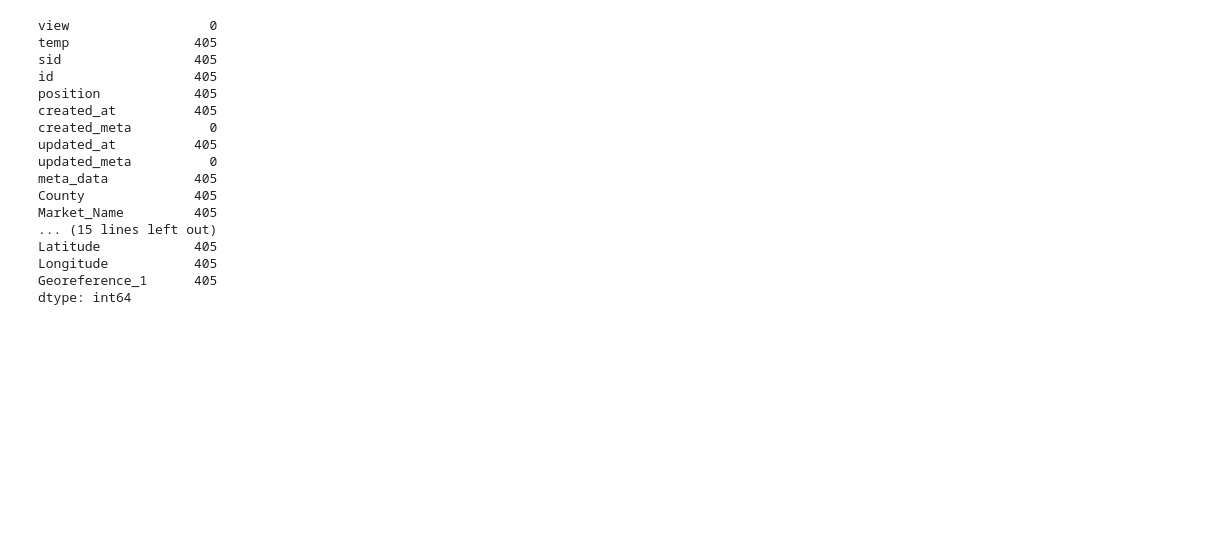
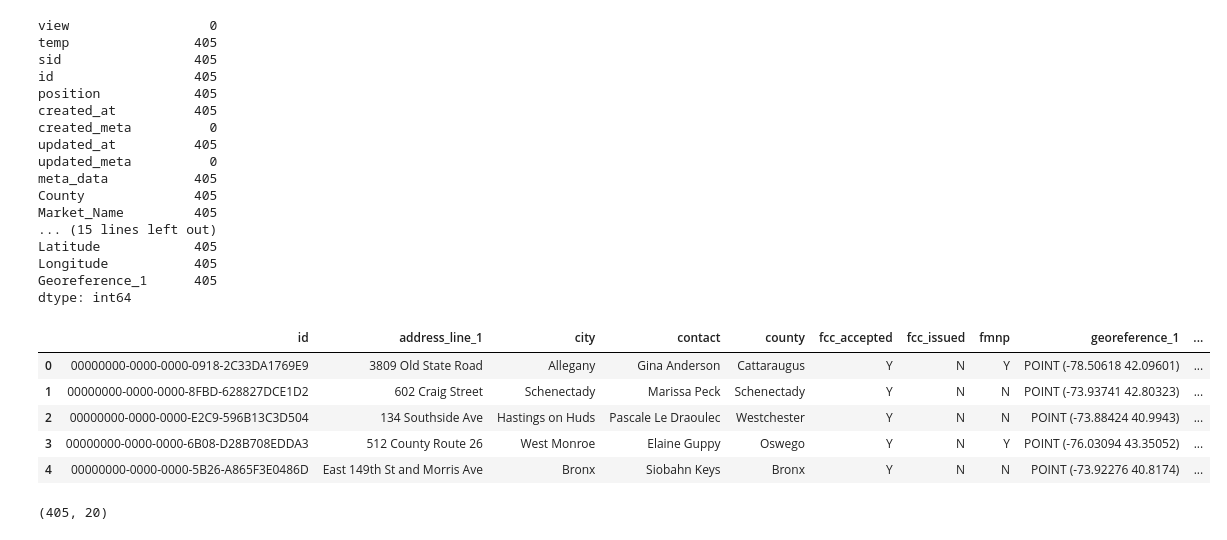
Before and after one commit to AishwaryaUbale22/DAP_Retail_Food_Shop, a Jupyter notebook: DAP - Project.ipynb, the cells around one changed output. Drawn from its saved outputs; the diff is of its cells as text; code cells hidden in the pictures; blank space fills up the shorter version.

Commit message:
Initiated the ETL process
Connected to postgres server and started with the ETL process for Retail_Food_Shop table in dabdp database.

```diff
--- a/DAP - Project.ipynb
+++ b/DAP - Project.ipynb
@@ -254,3 +254,23 @@ dtype: int64
 # %%
 for _, row in farmer_result.iterrows():
     session.execute(insert_statement, [row['id'],row['County'],row['Market_Name'],row['Market_Location'],row['Address_Line_1'],row['City'],row['State'],row['Zip'],row['Contact'],row['Phone'],row['Operation_Hours'],row['Operation_Season'],row['Operating_Months'],row['FMNP'],row['SNAP'],row['FCC_Issued'],row['FCC_Accepted'],row['Latitude'],row['Longitude'],row['Georeference_1']])
+# %%
+# Execute a CQL query to retrieve the contents of a table
+farmer_query = "SELECT * FROM farmer_market_nyc"
+rows = session.execute(farmer_query)
+
+# Convert the results to a Pandas DataFrame
+farmer_df = pd.DataFrame(rows)
+# %%
+farmer_df.head()
+# %% [output]
+|  | id | address_line_1 | city | contact | county | fcc_accepted | fcc_issued | fmnp | georeference_1 | ... |
+| 0 | 00000000-0000-0000-0918-2C33DA1769E9 | 3809 Old State Road | Allegany | Gina Anderson | Cattaraugus | Y | N | Y | POINT (-78.50618 42.09601) | ... |
+| 1 | 00000000-0000-0000-8FBD-628827DCE1D2 | 602 Craig Street | Schenectady | Marissa Peck | Schenectady | Y | N | N | POINT (-73.93741 42.80323) | ... |
+| 2 | 00000000-0000-0000-E2C9-596B13C3D504 | 134 Southside Ave | Hastings on Huds | Pascale Le Draoulec | Westchester | Y | N | N | POINT (-73.88424 40.9943) | ... |
+| 3 | 00000000-0000-0000-6B08-D28B708EDDA3 | 512 County Route 26 | West Monroe | Elaine Guppy | Oswego | Y | N | Y | POINT (-76.03094 43.35052) | ... |
+| 4 | 00000000-0000-0000-5B26-A865F3E0486D | East 149th St and Morris Ave | Bronx | Siobahn Keys | Bronx | Y | N | N | POINT (-73.92276 40.8174) | ... |
+# %%
+farmer_df.shape
+# %% [output]
+(405, 20)
```
Also changed, not shown: parts of 18 cells of this notebook, 2 other files.
